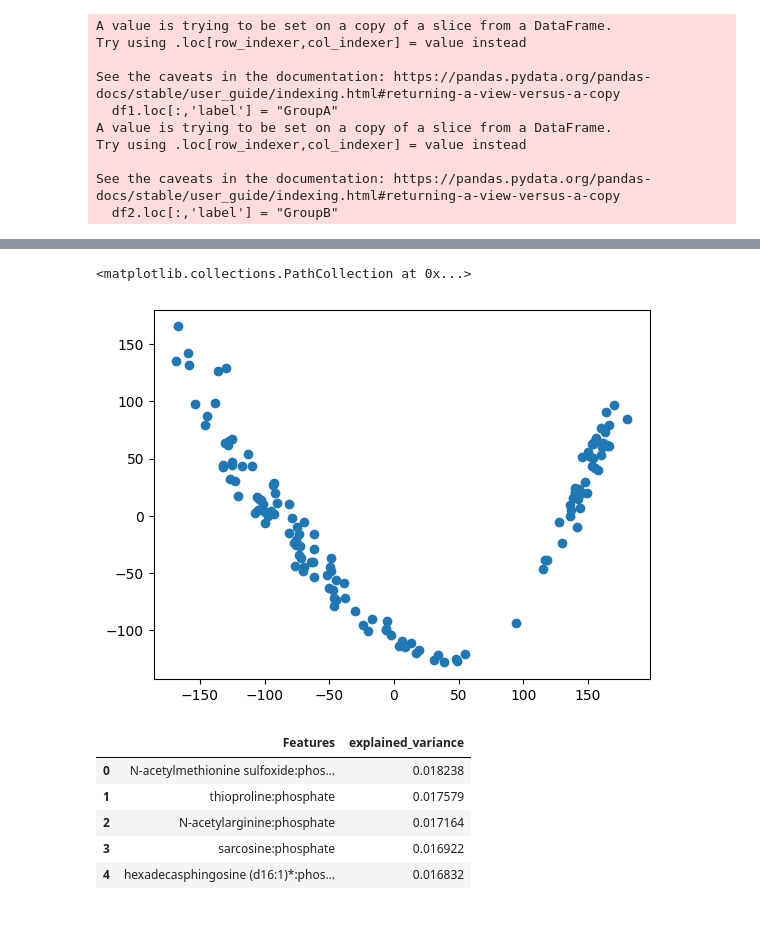
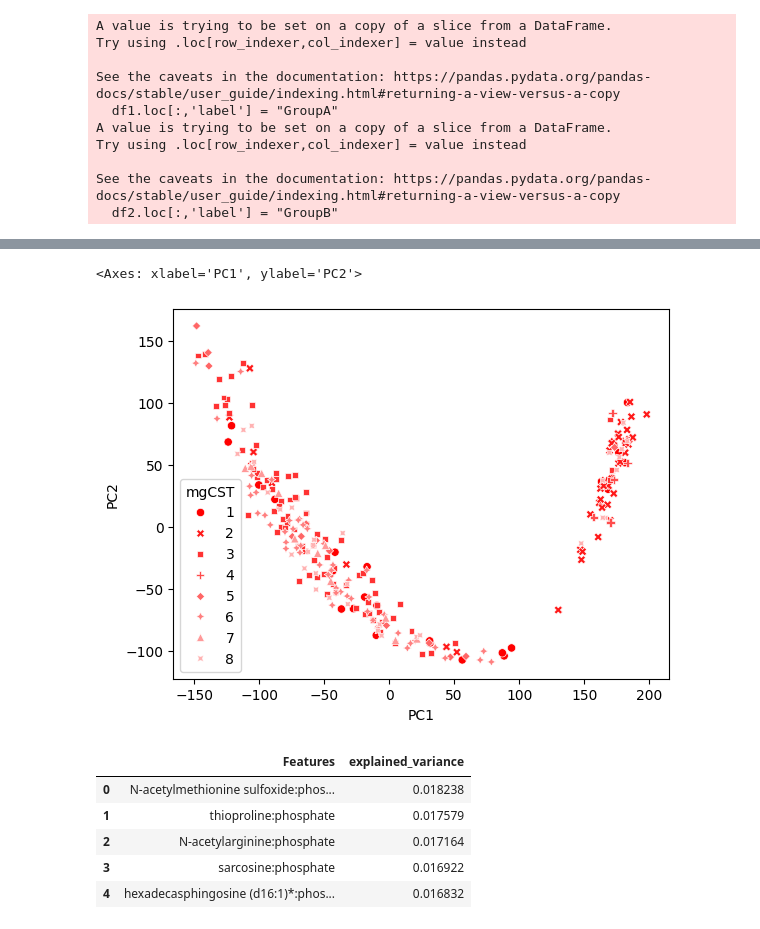
Before and after one commit to AmauryMaros/mgss2, a Jupyter notebook: Python notebooks/2_groups_pca.ipynb, the cells around one changed output, grey strips where cells are left out. Saved outputs shown, nothing was run; the diff lists cells and outputs as text; code cells hidden in the pictures.

```diff
--- a/Python notebooks/2_groups_pca.ipynb
+++ b/Python notebooks/2_groups_pca.ipynb
@@ -8,25 +8,31 @@ with open(path2, 'rb') as file:
         metabolomics = pickle.load(file)
 
 mgcsts_samples_df = pd.read_csv("../Data/mgCSTs.samples.df.csv")
+color_mgCST = pd.read_csv("../Data/mgCST_sort_color.csv")
 
 minclustersize = 10
 deepsplit = 4
 
-df = mgcsts_samples_df[(mgcsts_samples_df['minClusterSize'] == minclustersize) & (mgcsts_samples_df['deepSplit'] == deepsplit)].reset_index(drop = True)
+mgcsts_samples = mgcsts_samples_df[(mgcsts_samples_df['minClusterSize'] == minclustersize) & (mgcsts_samples_df['deepSplit'] == deepsplit)]
+color_mgCST = color_mgCST[(color_mgCST['minClusterSize'] == minclustersize) & (color_mgCST['deepSplit'] == deepsplit)]
 # %%
-GroupA = [1,2,3,4]
-GroupB = [5,6,7,8]
+GroupA = (1,5)
+GroupB = (6,8)
 
 def data_pca(m1,m2):
-    df1 = df[df['mgCST'].isin(range(m1[0],m1[1]+1))]
+    df1 = mgcsts_samples[mgcsts_samples['mgCST'].isin(range(m1[0],m1[1]+1))]
     df1.loc[:,'label'] = "GroupA"
-    df2 = df[df['mgCST'].isin(range(m2[0],m2[1]+1))]
+    df2 = mgcsts_samples[mgcsts_samples['mgCST'].isin(range(m2[0],m2[1]+1))]
     df2.loc[:,'label'] = "GroupB"
     df3 = pd.concat([df1,df2], axis = 0)
     data1 = pd.merge(df3, metabolomics, on = "sampleID", how = "inner")
     return data1
 
 data1 = data_pca(GroupA, GroupB)
+mgCSTs = data1['mgCST']
+groups = data1['label']
+data1 = data1.drop(['dtc','domTaxa','relabund','minClusterSize','deepSplit', 'sampleID', 'mgCST', 'label'], axis = 1)
+new_colors = color_mgCST[color_mgCST['mgCST'].isin(mgCSTs)]
 # %% [output]
 A value is trying to be set on a copy of a slice from a DataFrame.
 Try using .loc[row_indexer,col_indexer] = value instead
@@ -55,12 +53,17 @@ pca = PCA(n_components=6)
 principal_components = pca.fit_transform(data1)
 explained_variance = pca.explained_variance_ratio_
 components_compo = pca.components_
-# %%
-import matplotlib.pyplot as plt
-
-pca_df = pd.DataFrame(data = principal_components, columns=['PC1', 'PC2', 'PC3', 'PC4', 'PC5', 'PC6'])
-
-plt.scatter(pca_df['PC1'], pca_df['PC2'])
-# %% [output]
-<matplotlib.collections.PathCollection at 0x...>
-[figure, removed]
+# %%
+import matplotlib.pyplot as plt
+import seaborn as sns
+import matplotlib.colors as mcolors
+
+pca_df = pd.DataFrame(data = principal_components, columns=['PC1', 'PC2', 'PC3', 'PC4', 'PC5', 'PC6'])
+pca_df = pd.concat([pca_df, mgCSTs], axis=1)
+pca_df = pca_df.sort_values(by='mgCST', ascending=True)
+new_legend = new_colors['color_mgCST'].apply(lambda x : mcolors.to_rgba(x)).values
+pca_df['mgCST'] = pca_df['mgCST'].astype(str)
+sns.scatterplot(pca_df, x='PC1', y='PC2', hue='mgCST', style='mgCST', palette=list(new_legend))
+# %% [output]
+<Axes: xlabel='PC1', ylabel='PC2'>
+[figure, added]
```
Also changed, not shown: parts of 2 cells of this notebook, 4 other files.
